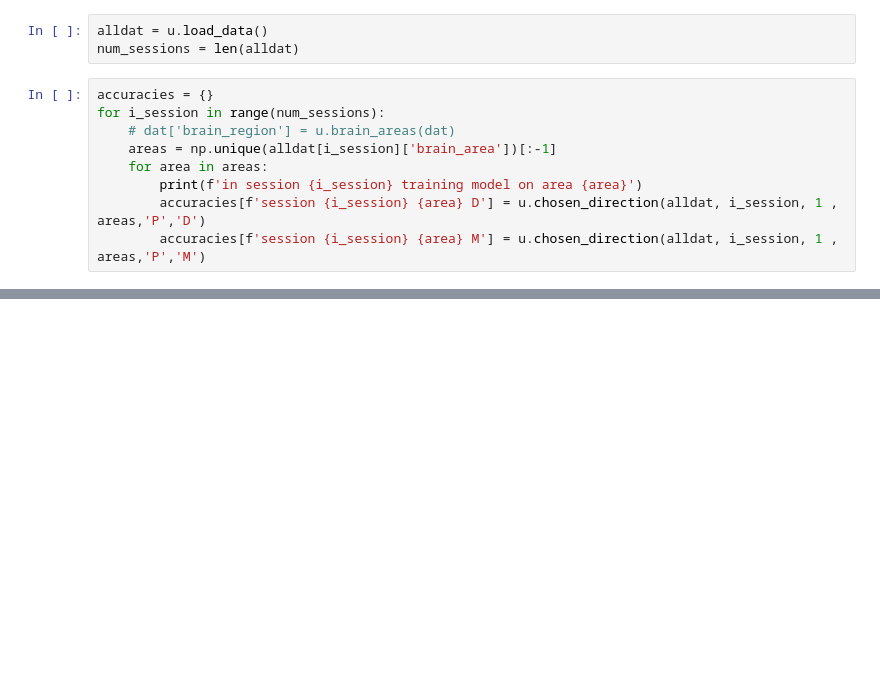
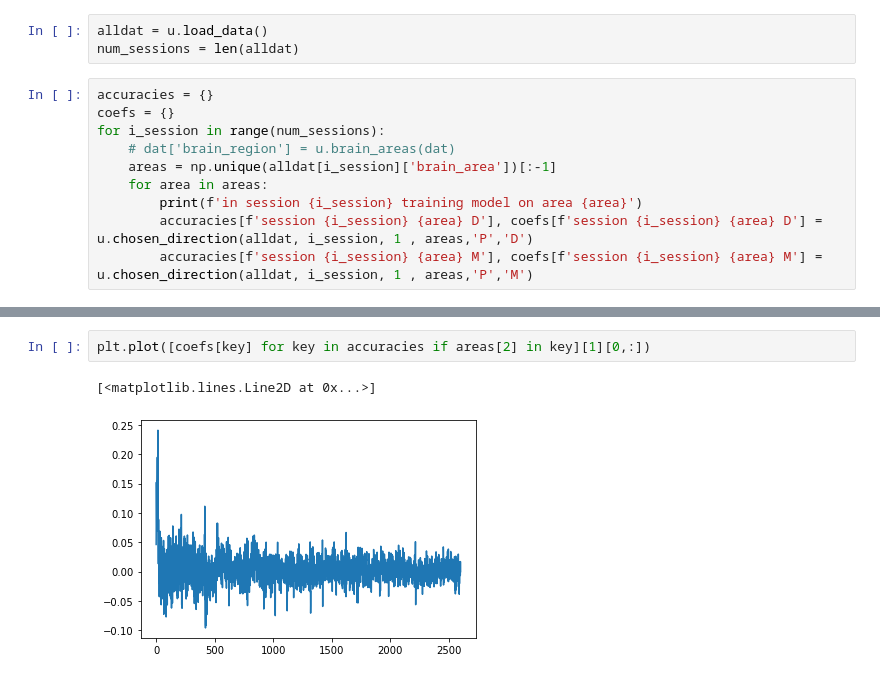
Before and after one commit to orelTahary/NeuromatchGroup126A, a Jupyter notebook: main.ipynb, the cells around one changed output, grey strips where cells are left out. Cells and saved outputs as stored; diff of their text form; blank space fills up the shorter version.

Commit message:
extracting accuracies and coefficients

```diff
--- a/main.ipynb
+++ b/main.ipynb
@@ -14,11 +18,12 @@ alldat = u.load_data()
 num_sessions = len(alldat)
 # %%
 accuracies = {}
+coefs = {}
 for i_session in range(num_sessions):
 	# dat['brain_region'] = u.brain_areas(dat)
     areas = np.unique(alldat[i_session]['brain_area'])[:-1]
     for area in areas:
         print(f'in session {i_session} training model on area {area}')
-        accuracies[f'session {i_session} {area} D'] = u.chosen_direction(alldat, i_session, 1 , areas,'P','D')
-        accuracies[f'session {i_session} {area} M'] = u.chosen_direction(alldat, i_session, 1 , areas,'P','M')
+        accuracies[f'session {i_session} {area} D'], coefs[f'session {i_session} {area} D'] = u.chosen_direction(alldat, i_session, 1 , areas,'P','D')
+        accuracies[f'session {i_session} {area} M'], coefs[f'session {i_session} {area} M'] = u.chosen_direction(alldat, i_session, 1 , areas,'P','M')
 # %% [output]
@@ -26 +75,6 @@ TabError: inconsistent use of tabs and spaces in indentation (<ipython-input-18-
+# %%
+plt.plot([coefs[key] for key in accuracies if areas[2] in key][1][0,:])
+# %% [output]
+[<matplotlib.lines.Line2D at 0x...>]
+[figure, added]
 # %%
```
Also changed, not shown: parts of 7 cells of this notebook, 2 other files.
